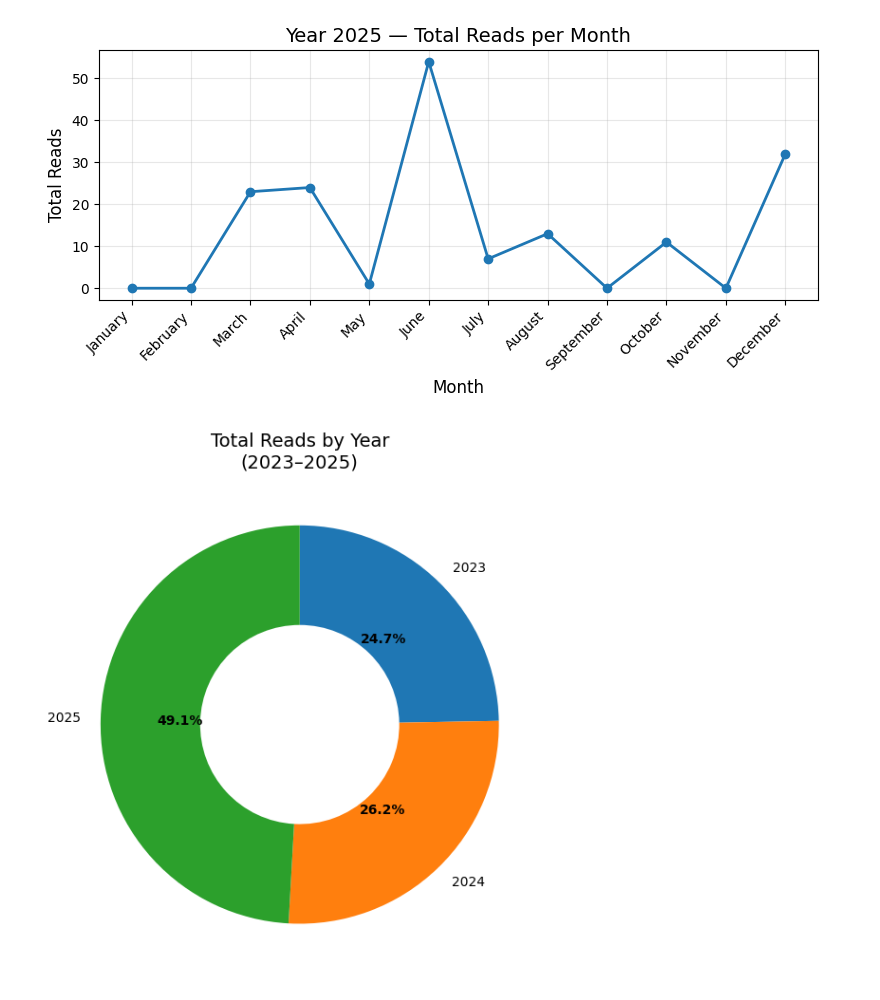
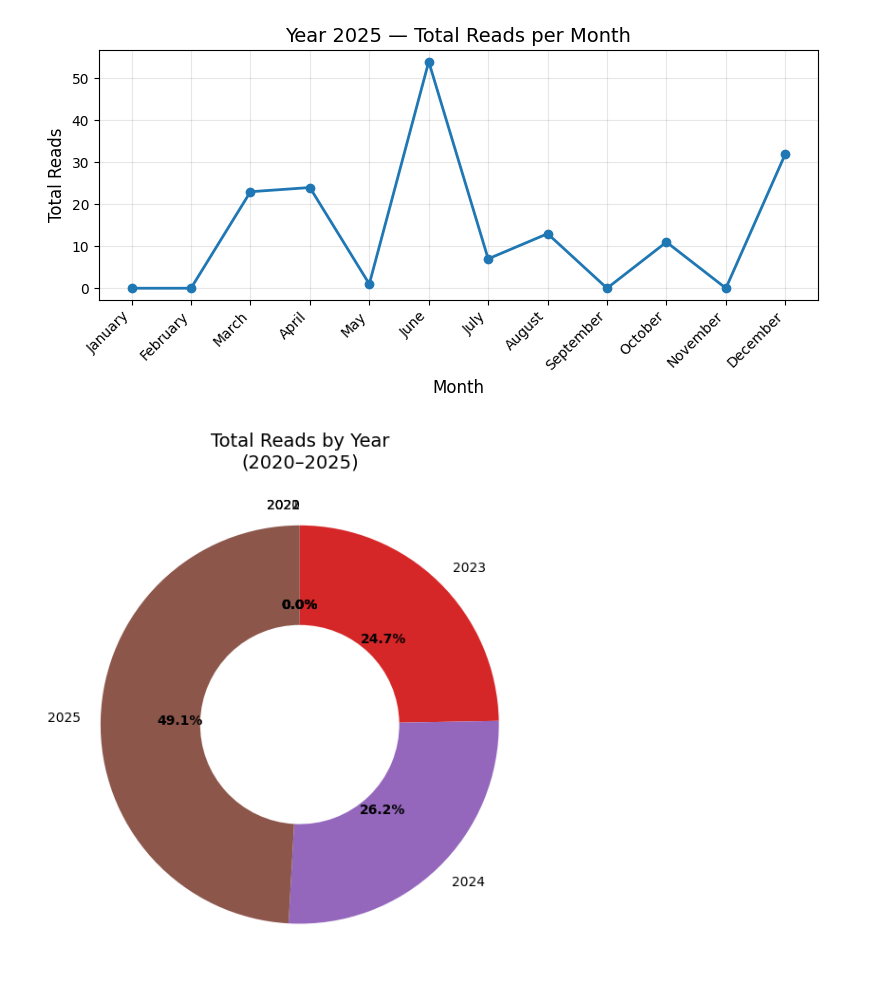
Before and after one commit to merteldem1r/STM32-RFID-Attendance-Logger, a Jupyter notebook: statistics/stats.ipynb, the cells around one changed output. Cells and saved outputs as stored; diff of their text form; code cells hidden in the pictures.

```diff
--- a/statistics/stats.ipynb
+++ b/statistics/stats.ipynb
@@ -81,7 +81,7 @@ yearly_totals = (
     all_data
     .groupby('year')['total_reads']
     .sum()
-    .reindex(range(2023, 2026), fill_value=0)
+    .reindex(range(2020, 2026), fill_value=0)
 )
 plt.figure(figsize=(6, 6))
 wedges, texts, autotexts = plt.pie(
@@ -93,39 +93,39 @@ wedges, texts, autotexts = plt.pie(
     wedgeprops=dict(width=0.5)
 )
 plt.setp(autotexts, size=10, weight="bold")
-plt.title("Total Reads by Year\n(2023–2025)", fontsize=14)
+plt.title("Total Reads by Year\n(2020–2025)", fontsize=14)
 plt.tight_layout()
 plt.show()
 
 
 all_data['hour'] = all_data['last_log_date'].dt.hour
 all_data['bin_start'] = (all_data['hour'] // 2) * 2
 
 intervals = list(range(0, 24, 2))
 avg_reads = (
     all_data
     .groupby('bin_start')['total_reads']
     .mean()
     .reindex(intervals, fill_value=0)
 )
 
 interval_labels = [
     f"{str(h).zfill(2)}:00–{str((h + 2) % 24).zfill(2)}:00"
     for h in intervals
 ]
 
 plt.figure(figsize=(10, 5))
 plt.bar(interval_labels, avg_reads.values)
 plt.title("Average Reads by 2-Hour Interval", fontsize=14)
 plt.xlabel("Time Interval", fontsize=12)
 plt.ylabel("Average Total Reads", fontsize=12)
 plt.xticks(rotation=45, ha='right')
 plt.grid(alpha=0.3)
 plt.tight_layout()
 plt.show()
 # %% [output]
 [figure]
 [figure]
 [figure]
-[figure, old version]
+[figure, new version]
 [figure]
```
Also changed, not shown: 2 other files.
